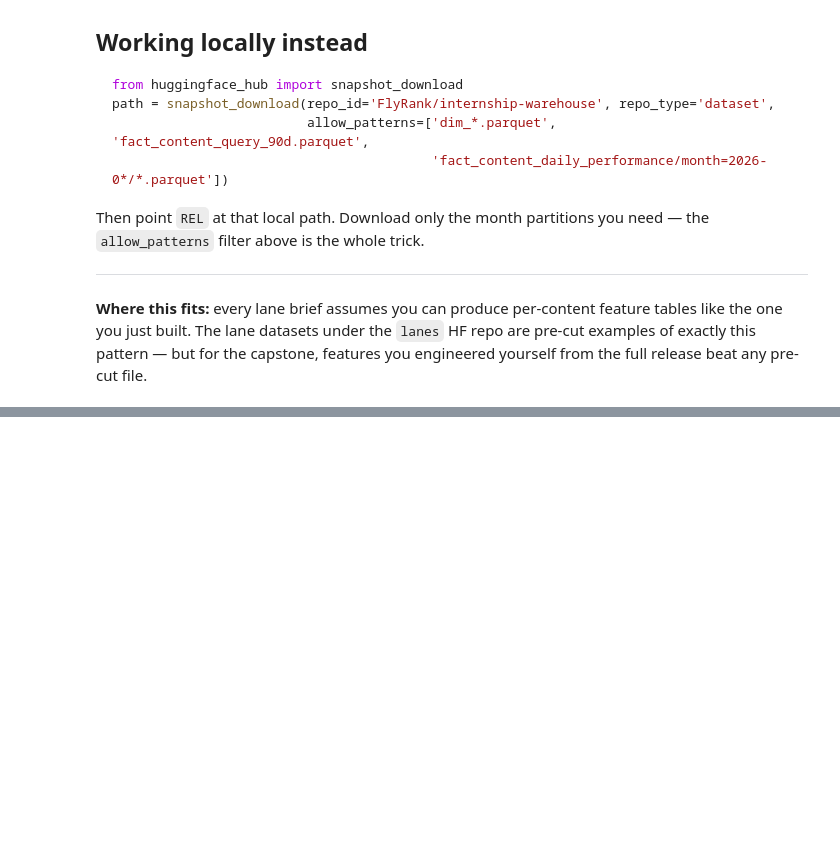
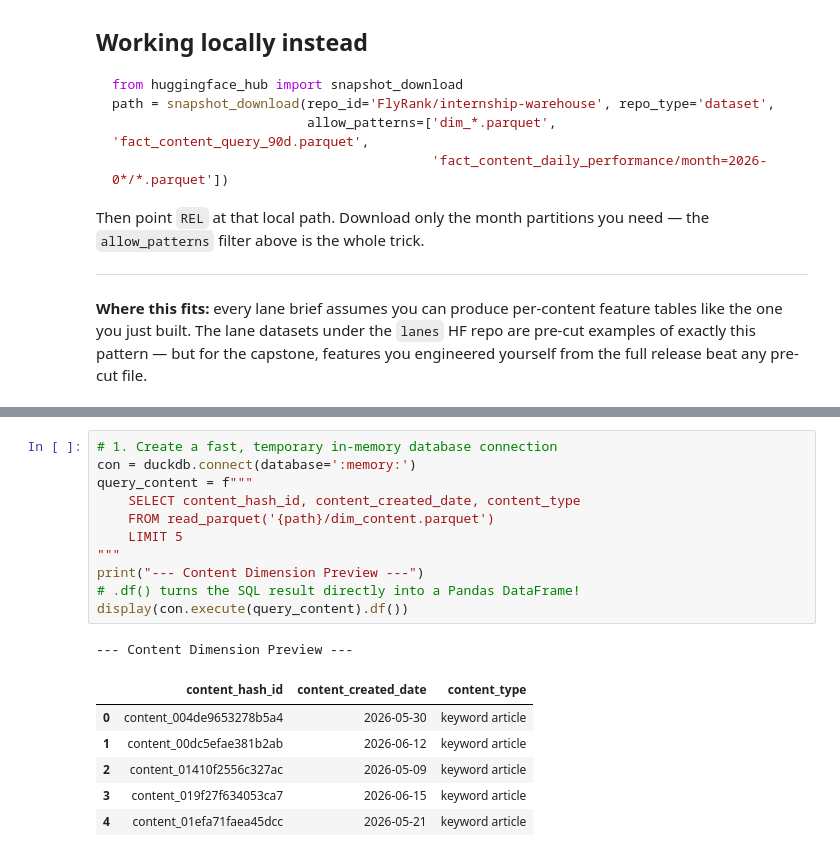
Before and after one commit to abramhany/flyrank-ml-internship-assignments, a Jupyter notebook: notebooks/03_working_with_the_full_release.ipynb, the cells around one changed output, grey strips where cells are left out. Cells and saved outputs as stored; diff of their text form; blank space fills up the shorter version.

```diff
--- a/notebooks/03_working_with_the_full_release.ipynb
+++ b/notebooks/03_working_with_the_full_release.ipynb
@@ -220,0 +254,19 @@ release beat any pre-cut file.
+# %%
+# 1. Create a fast, temporary in-memory database connection
+con = duckdb.connect(database=':memory:')
+query_content = f"""
+    SELECT content_hash_id, content_created_date, content_type
+    FROM read_parquet('{path}/dim_content.parquet')
+    LIMIT 5
+"""
+print("--- Content Dimension Preview ---")
+# .df() turns the SQL result directly into a Pandas DataFrame!
+display(con.execute(query_content).df())
+# %% [output]
+--- Content Dimension Preview ---
+|  | content_hash_id | content_created_date | content_type |
+| 0 | content_004de9653278b5a4 | 2026-05-30 | keyword article |
+| 1 | content_00dc5efae381b2ab | 2026-06-12 | keyword article |
+| 2 | content_01410f2556c327ac | 2026-05-09 | keyword article |
+| 3 | content_019f27f634053ca7 | 2026-06-15 | keyword article |
+| 4 | content_01efa71faea45dcc | 2026-05-21 | keyword article |
```
Also changed, not shown: parts of 5 cells of this notebook.
